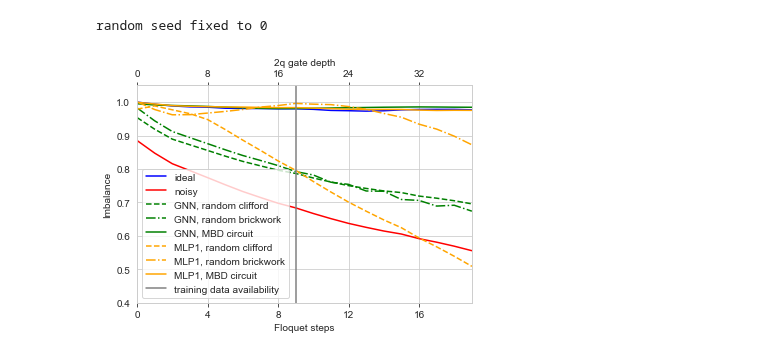
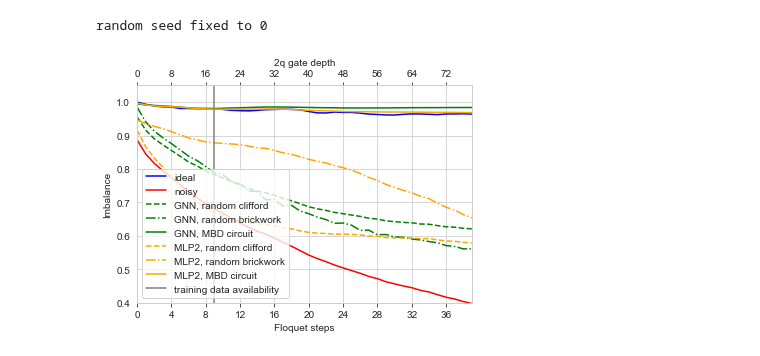
Before and after one commit to qiskit-community/ml-qem, a Jupyter notebook: docs/tutorials/h03_mbd_plot.ipynb, the cells around one changed output. Cells and saved outputs as stored; diff of their text form; code cells hidden in the pictures.

```diff
--- a/docs/tutorials/h03_mbd_plot.ipynb
+++ b/docs/tutorials/h03_mbd_plot.ipynb
@@ -95,28 +95,28 @@ model_1 = ExpValCircuitGraphModel(
     num_node_features=22,
     hidden_channels=15
 )
-model_1.load_state_dict(torch.load(model_path_1))
+model_1.load_state_dict(torch.load(model_path_1), strict=True)
 model_1.eval()
 
 # model_2 = ExpValCircuitGraphModel(
 #     num_node_features=22,
 #     hidden_channels=15
 # )
-# model_2.load_state_dict(torch.load(model_path_2))
+# model_2.load_state_dict(torch.load(model_path_2), strict=True)
 # model_2.eval()
 #
 model_3 = ExpValCircuitGraphModel(
     num_node_features=22,
     hidden_channels=15
 )
-model_3.load_state_dict(torch.load(model_path_3))
+model_3.load_state_dict(torch.load(model_path_3), strict=True)
 model_3.eval()
 
 model_4 = ExpValCircuitGraphModel(
     num_node_features=22,
     hidden_channels=15
 )
-model_4.load_state_dict(torch.load(model_path_4))
+model_4.load_state_dict(torch.load(model_path_4), strict=True)
 model_4.eval()
 
 model_5 = MLP1(
@@ -124,7 +124,7 @@ model_5 = MLP1(
     output_size=4,
     hidden_size=128
 )
-model_5.load_state_dict(torch.load(model_path_5))
+model_5.load_state_dict(torch.load(model_path_5), strict=True)
 model_5.eval()
 
 model_6 = MLP1(
@@ -132,7 +132,7 @@ model_6 = MLP1(
     output_size=4,
     hidden_size=128
 )
-model_6.load_state_dict(torch.load(model_path_6))
+model_6.load_state_dict(torch.load(model_path_6), strict=True)
 model_6.eval()
 
 model_7 = MLP1(
@@ -140,7 +140,7 @@ model_7 = MLP1(
     output_size=4,
     hidden_size=128
 )
-model_7.load_state_dict(torch.load(model_path_7))
+model_7.load_state_dict(torch.load(model_path_7), strict=True)
 model_7.eval()
 # %% [output]
 MLP1(
@@ -156,7 +156,7 @@ num_disorders = 30
 num_spins = 4 # Number of spins. Must be even.
 W = 0.8 * np.pi # Disorder strength up to np.pi
 theta = 0.05 * np.pi # Interaction strength up to np.pi
-max_steps = 10
+max_steps = 30
 
 even_qubits = np.linspace(0, num_spins, int(num_spins/2), endpoint=False)
 odd_qubits = np.linspace(1, num_spins+1, int(num_spins/2), endpoint=False)
@@ -352,34 +352,34 @@ ax2 = ax1.twiny()
 ax1.plot(imbalance_ideal_average, color='blue', label="ideal")
 ax1.plot(imbalance_noisy_average, color='red', label="noisy")
 ax1.plot(imbalance_mitigated_average_1, color='green', label="GNN, random clifford", linestyle='dashed')
 # ax1.plot(imbalance_mitigated_average_2, color='green', label="GNN, random circuit", linestyle='dashed')
 ax1.plot(imbalance_mitigated_average_3, color='green', label="GNN, random brickwork", linestyle='-.')
 ax1.plot(imbalance_mitigated_average_4, color='green', label="GNN, MBD circuit", linestyle='solid')
-ax1.plot(imbalance_mitigated_average_5, color='orange', label="MLP1, random clifford", linestyle='dashed')
-ax1.plot(imbalance_mitigated_average_6, color='orange', label="MLP1, random brickwork", linestyle='-.')
-ax1.plot(imbalance_mitigated_average_7, color='orange', label="MLP1, MBD circuit", linestyle='solid')
+ax1.plot(imbalance_mitigated_average_5, color='orange', label="MLP2, random clifford", linestyle='dashed')
+ax1.plot(imbalance_mitigated_average_6, color='orange', label="MLP2, random brickwork", linestyle='-.')
+ax1.plot(imbalance_mitigated_average_7, color='orange', label="MLP2, MBD circuit", linestyle='solid')
 
 ax1.axvline(x = 9, color = 'gray', label = 'training data availability')
 
 ax1.set_xlabel('Floquet steps')
 ax1.set_ylabel('Imbalance')
 ax1.legend()
 
 xmin, xmax = ax1.get_xlim()
 max_x = max_steps + 10
 ax1.set_xlim([0, max_x-1])
 ax2.set_xlim([0, max_x-1])
 ax1.set_ylim([0.4, 1.05])
 ax1.set_xticks(np.arange(0, max_x, 4))
 x2 = np.linspace(xmin, xmax, 50)
 ax2.plot(x2, -np.ones(50)) # Create a dummy plot
 ax2.set_xticks(np.arange(0, max_x, 4))
 ax2.set_xticklabels(2*np.arange(0, max_x, 4))
 ax2.set_xlabel(r"2q gate depth")
 # ax1.grid(None)
 ax2.grid(None)
 
 plt.style.use({'figure.facecolor':'white'})
 plt.show()
 # %% [output]
-[figure, old version]
+[figure, new version]
```
